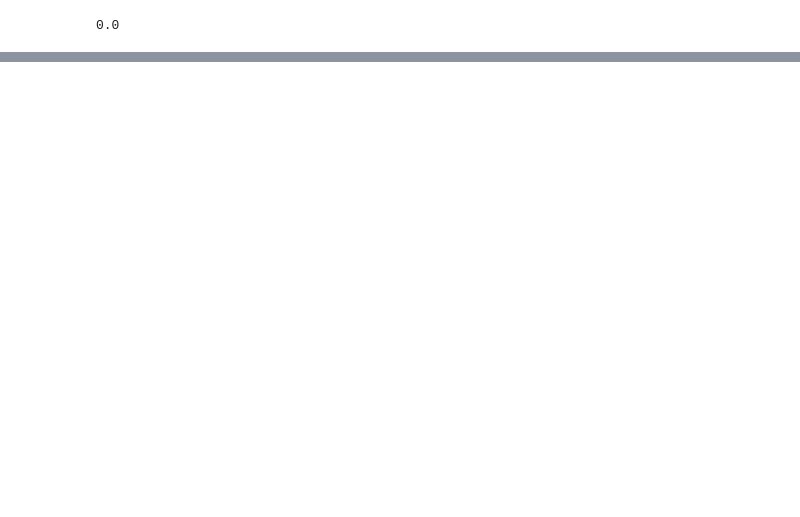
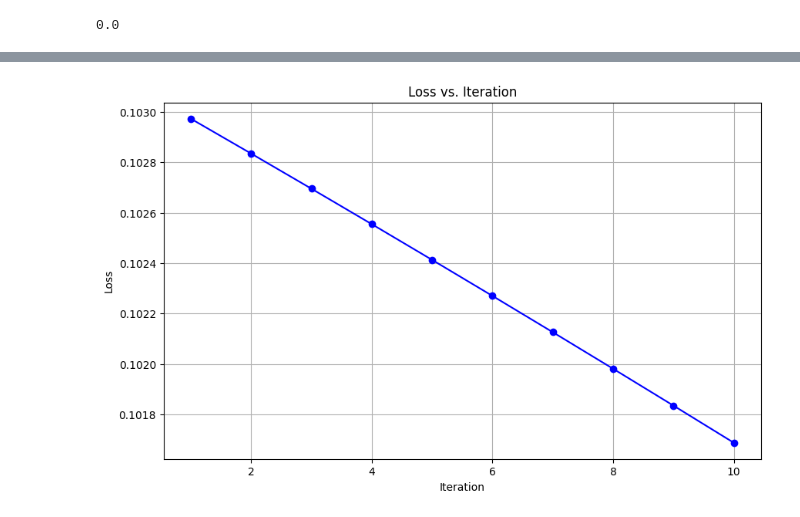
Before and after one commit to aswathi-ajith/quantum_pde_solver, a Jupyter notebook: PDE_SOLVER.ipynb, the cells around one changed output, grey strips where cells are left out. Drawn from its saved outputs; the diff is of its cells as text; code cells hidden in the pictures; blank space fills up the shorter version.

```diff
--- a/PDE_SOLVER.ipynb
+++ b/PDE_SOLVER.ipynb
@@ -459,0 +503,3 @@ print (np.mean(ic_loss_values))
+# %%
+ic_loss = np.mean(ic_loss_values)
+print(ic_loss)
@@ -459,0 +512,3 @@ print (np.mean(ic_loss_values))
+# %%
+pde_loss = ((PDE_value - 0) ** 2)
+print('Loss from PDE calculated',pde_loss)
@@ -459,0 +614,38 @@ print (np.mean(ic_loss_values))
+# %%
+import matplotlib.pyplot as plt
+
+# Provided data
+data = """
+Iteration 1, Loss: 0.10297242682980556, Parameter: 0.11782064759981957
+Iteration 2, Loss: 0.10283426603087094, Parameter: 0.11679230494004275
+Iteration 3, Loss: 0.10269495587555103, Parameter: 0.11576535538181913
+Iteration 4, Loss: 0.10255450541135401, Parameter: 0.11473981032823749
+Iteration 5, Loss: 0.10241292382083435, Parameter: 0.11371568109056104
+Iteration 6, Loss: 0.10227022041899046, Parameter: 0.11269297888690304
+Iteration 7, Loss: 0.10212640465062953, Parameter: 0.11167171484092864
+Iteration 8, Loss: 0.10198148608770044, Parameter: 0.11065189998058353
+Iteration 9, Loss: 0.10183547442659606, Parameter: 0.10963354523684947
+Iteration 10, Loss: 0.1016883794854276, Parameter: 0.10861666144252709
+"""
+
+# Parse the data
+iterations = []
+loss_values = []
+
+for line in data.strip().split("\n"):
+    parts = line.split(", ")
+    iteration = int(parts[0].split()[1])
+    loss = float(parts[1].split()[1])
+    iterations.append(iteration)
+    loss_values.append(loss)
+
+# Plotting the data
+plt.figure(figsize=(10, 6))
+plt.plot(iterations, loss_values, marker='o', linestyle='-', color='b')
+plt.title('Loss vs. Iteration')
+plt.xlabel('Iteration')
+plt.ylabel('Loss')
+plt.grid(True)
+plt.show()
+# %% [output]
+[figure, added]
```
Also changed, not shown: parts of 28 cells of this notebook, 10 other files.
